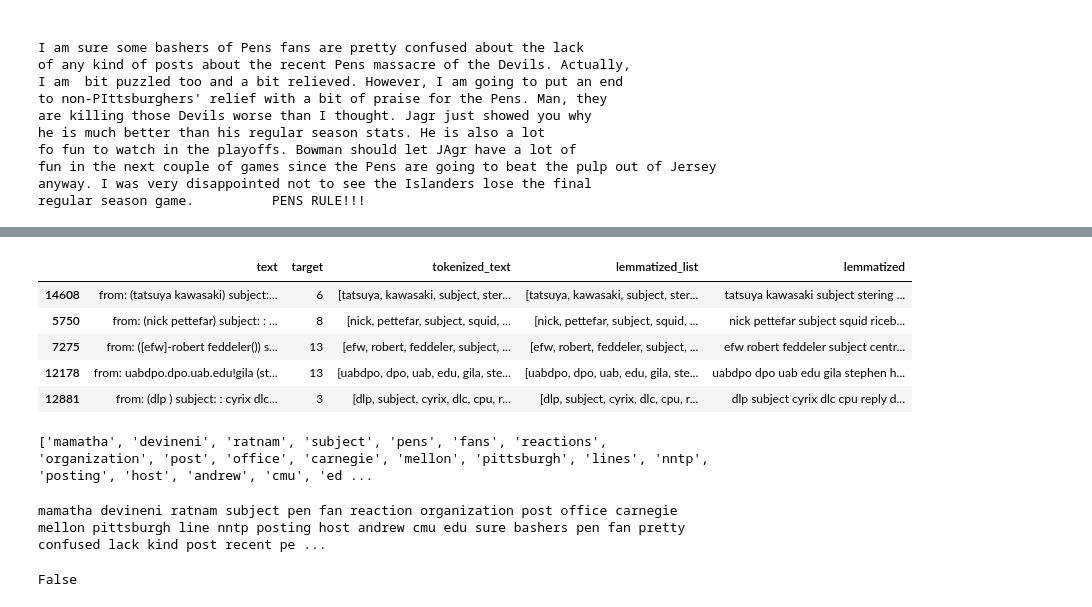
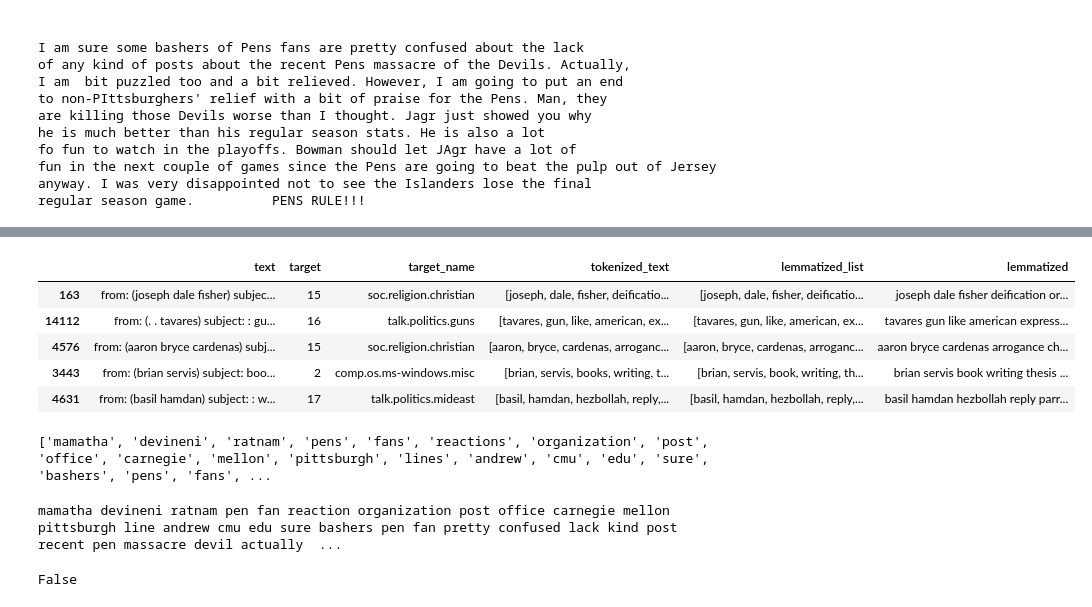
Before and after one commit to joekryan/NLP_Project, a Jupyter notebook: Workbook1.ipynb, the cells around one changed output, grey strips where cells are left out. Drawn from its saved outputs; the diff is of its cells as text; code cells hidden in the pictures.

```diff
--- a/Workbook1.ipynb
+++ b/Workbook1.ipynb
@@ -140,6 +142,9 @@ he is much better than his regular season stats. He is also a lot
 fo fun to watch in the playoffs. Bowman should let JAgr have a lot of
 fun in the next couple of games since the Pens are going to beat the pulp out of Jersey anyway. I was very disappointed not to see the Islanders lose the final
 regular season game.          PENS RULE!!!
+# %%
+for k,v in target_name_dict.items():
+    df.loc[df['target'] == v, 'target_name']=k
 # %%
 print('shape of dataframe: ', df.shape)
 print('number of target variables: ',df.target.nunique())
@@ -253,40 +265,41 @@ target    False
 dtype: bool
+# %%
+#define stop words
+stopwords = nltk.corpus.stopwords.words("english")
+stopwords.extend(['one','posting','nntp','host','subject','problem','program','line','think','say','god','people','system'])
 # %%
 #instatiate regexptokenizer and remove symbols
 tokenizer = RegexpTokenizer(r'[a-zA-Z0-9]+')
 
 #tokenize test
 df['tokenized_text'] = df.apply(lambda row: tokenizer.tokenize(row['text']),axis=1)
 
-#define stop words
-stop_words=set(stopwords.words("english"))
-
 #remove stop words
-df['tokenized_text'] = df['tokenized_text'].apply(lambda x: [item for item in x if item not in stop_words])
+df['tokenized_text'] = df['tokenized_text'].apply(lambda x: [item for item in x if item not in stopwords])
 
 #instantiate lemmatizer
 lemmatizer = WordNetLemmatizer()
 
 #lemmatize text
 df['lemmatized_list'] = df['tokenized_text'].apply(lambda x: [lemmatizer.lemmatize(y) for y in x])
 df['lemmatized'] = df['lemmatized_list'].apply(lambda x: " ".join(x) )
 
 df.sample(5)
 # %% [output]
-|  | text | target | tokenized_text | lemmatized_list | lemmatized |
-| 14608 | from: (tatsuya kawasaki) subject:... | 6 | [tatsuya, kawasaki, subject, ster... | [tatsuya, kawasaki, subject, ster... | tatsuya kawasaki subject stering ... |
-| 5750 | from: (nick pettefar) subject: : ... | 8 | [nick, pettefar, subject, squid, ... | [nick, pettefar, subject, squid, ... | nick pettefar subject squid riceb... |
-| 7275 | from: ([efw]-robert feddeler()) s... | 13 | [efw, robert, feddeler, subject, ... | [efw, robert, feddeler, subject, ... | efw robert feddeler subject centr... |
-| 12178 | from: uabdpo.dpo.uab.edu!gila (st... | 13 | [uabdpo, dpo, uab, edu, gila, ste... | [uabdpo, dpo, uab, edu, gila, ste... | uabdpo dpo uab edu gila stephen h... |
-| 12881 | from: (dlp ) subject: : cyrix dlc... | 3 | [dlp, subject, cyrix, dlc, cpu, r... | [dlp, subject, cyrix, dlc, cpu, r... | dlp subject cyrix dlc cpu reply d... |
+|  | text | target | target_name | tokenized_text | lemmatized_list | lemmatized |
+| 163 | from: (joseph dale fisher) subjec... | 15 | soc.religion.christian | [joseph, dale, fisher, deificatio... | [joseph, dale, fisher, deificatio... | joseph dale fisher deification or... |
+| 14112 | from: (. . tavares) subject: : gu... | 16 | talk.politics.guns | [tavares, gun, like, american, ex... | [tavares, gun, like, american, ex... | tavares gun like american express... |
+| 4576 | from: (aaron bryce cardenas) subj... | 15 | soc.religion.christian | [aaron, bryce, cardenas, arroganc... | [aaron, bryce, cardenas, arroganc... | aaron bryce cardenas arrogance ch... |
+| 3443 | from: (brian servis) subject: boo... | 2 | comp.os.ms-windows.misc | [brian, servis, books, writing, t... | [brian, servis, book, writing, th... | brian servis book writing thesis ... |
+| 4631 | from: (basil hamdan) subject: : w... | 17 | talk.politics.mideast | [basil, hamdan, hezbollah, reply,... | [basil, hamdan, hezbollah, reply,... | basil hamdan hezbollah reply parr... |
 # %%
 print(df.tokenized_text[0])
 # %% [output]
-['mamatha', 'devineni', 'ratnam', 'subject', 'pens', 'fans', 'reactions', 'organization', 'post', 'office', 'carnegie', 'mellon', 'pittsburgh', 'lines', 'nntp', 'posting', 'host', 'andrew', 'cmu', 'ed ...
+['mamatha', 'devineni', 'ratnam', 'pens', 'fans', 'reactions', 'organization', 'post', 'office', 'carnegie', 'mellon', 'pittsburgh', 'lines', 'andrew', 'cmu', 'edu', 'sure', 'bashers', 'pens', 'fans', ...
 # %%
 print(df.lemmatized[0])
 # %% [output]
-mamatha devineni ratnam subject pen fan reaction organization post office carnegie mellon pittsburgh line nntp posting host andrew cmu edu sure bashers pen fan pretty confused lack kind post recent pe ...
+mamatha devineni ratnam pen fan reaction organization post office carnegie mellon pittsburgh line andrew cmu edu sure bashers pen fan pretty confused lack kind post recent pen massacre devil actually  ...
 # %%
 df.tokenized_text.isna().any()
 # %% [output]
```
Also changed, not shown: parts of 29 cells of this notebook, 4 other files.
